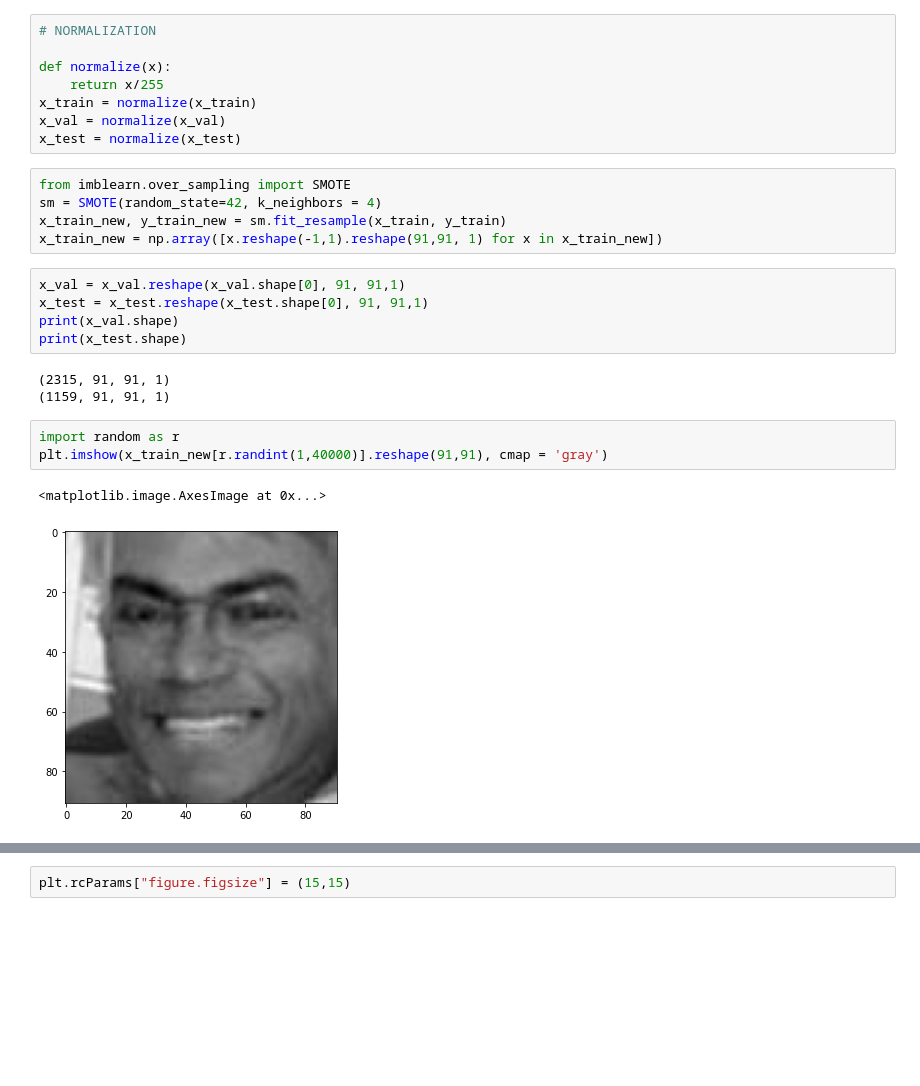
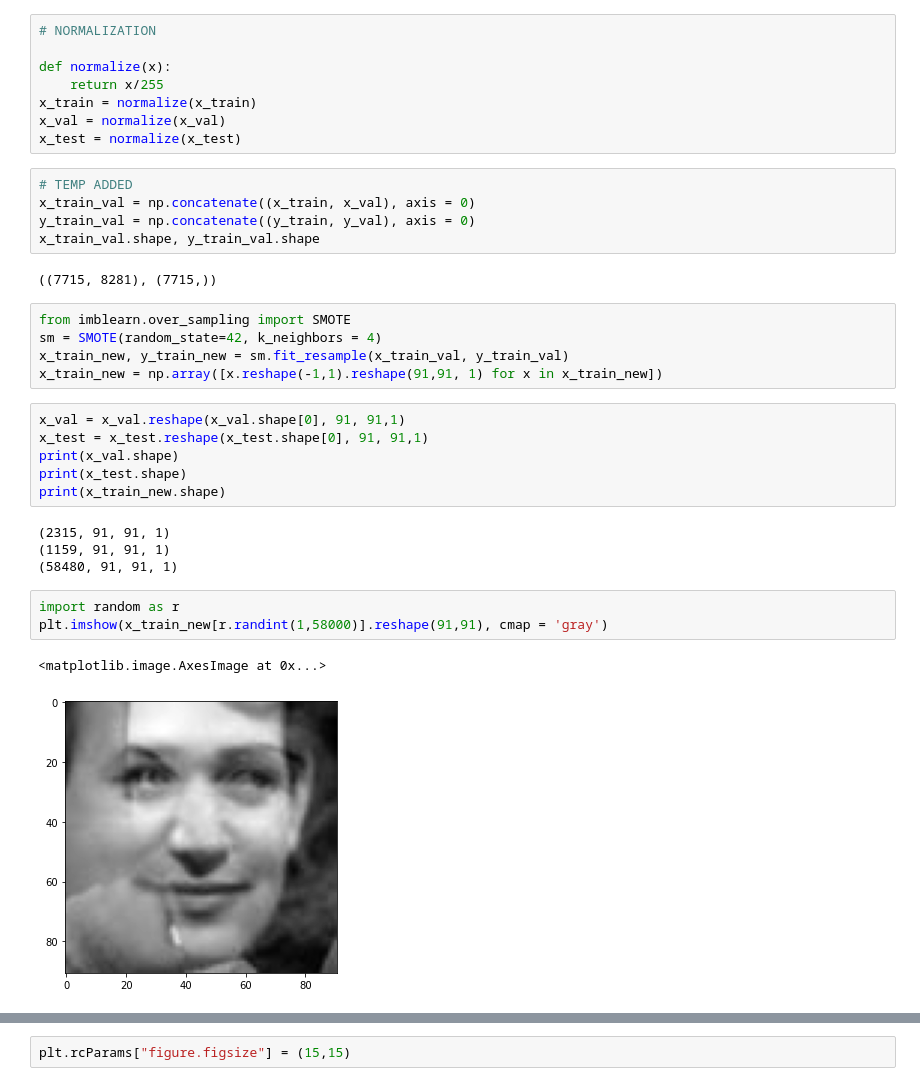
Before and after one commit to HissaanAli/AgePrediction, a Jupyter notebook: Untitled.ipynb, the cells around one changed output, grey strips where cells are left out. Drawn from its saved outputs; the diff is of its cells as text; blank space fills up the shorter version.

```diff
--- a/Untitled.ipynb
+++ b/Untitled.ipynb
@@ -136,25 +136,34 @@ def normalize(x):
 x_train = normalize(x_train)
 x_val = normalize(x_val)
 x_test = normalize(x_test)
+# %%
+# TEMP ADDED
+x_train_val = np.concatenate((x_train, x_val), axis = 0)
+y_train_val = np.concatenate((y_train, y_val), axis = 0)
+x_train_val.shape, y_train_val.shape
+# %% [output]
+((7715, 8281), (7715,))
 # %%
 from imblearn.over_sampling import SMOTE
 sm = SMOTE(random_state=42, k_neighbors = 4)
-x_train_new, y_train_new = sm.fit_resample(x_train, y_train)
+x_train_new, y_train_new = sm.fit_resample(x_train_val, y_train_val)
 x_train_new = np.array([x.reshape(-1,1).reshape(91,91, 1) for x in x_train_new])
 # %%
 x_val = x_val.reshape(x_val.shape[0], 91, 91,1)
 x_test = x_test.reshape(x_test.shape[0], 91, 91,1)
 print(x_val.shape)
 print(x_test.shape)
+print(x_train_new.shape)
 # %% [output]
 (2315, 91, 91, 1)
 (1159, 91, 91, 1)
+(58480, 91, 91, 1)
 # %%
 import random as r
-plt.imshow(x_train_new[r.randint(1,40000)].reshape(91,91), cmap = 'gray')
+plt.imshow(x_train_new[r.randint(1,58000)].reshape(91,91), cmap = 'gray')
 # %% [output]
 <matplotlib.image.AxesImage at 0x...>
-[figure, old version]
+[figure, new version]
 # %%
 from keras.models import Model
 from keras.layers.normalization import BatchNormalization
```
Also changed, not shown: parts of 6 cells of this notebook, 1 other file.
